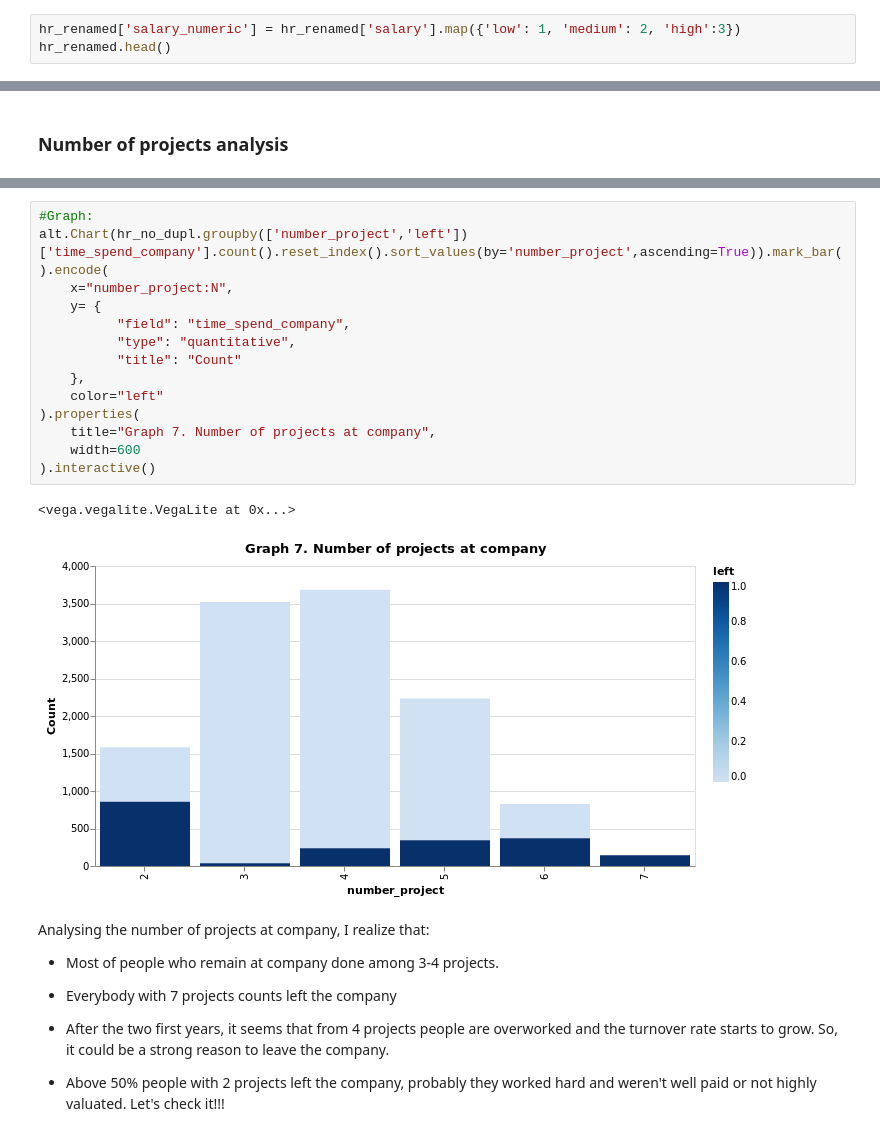
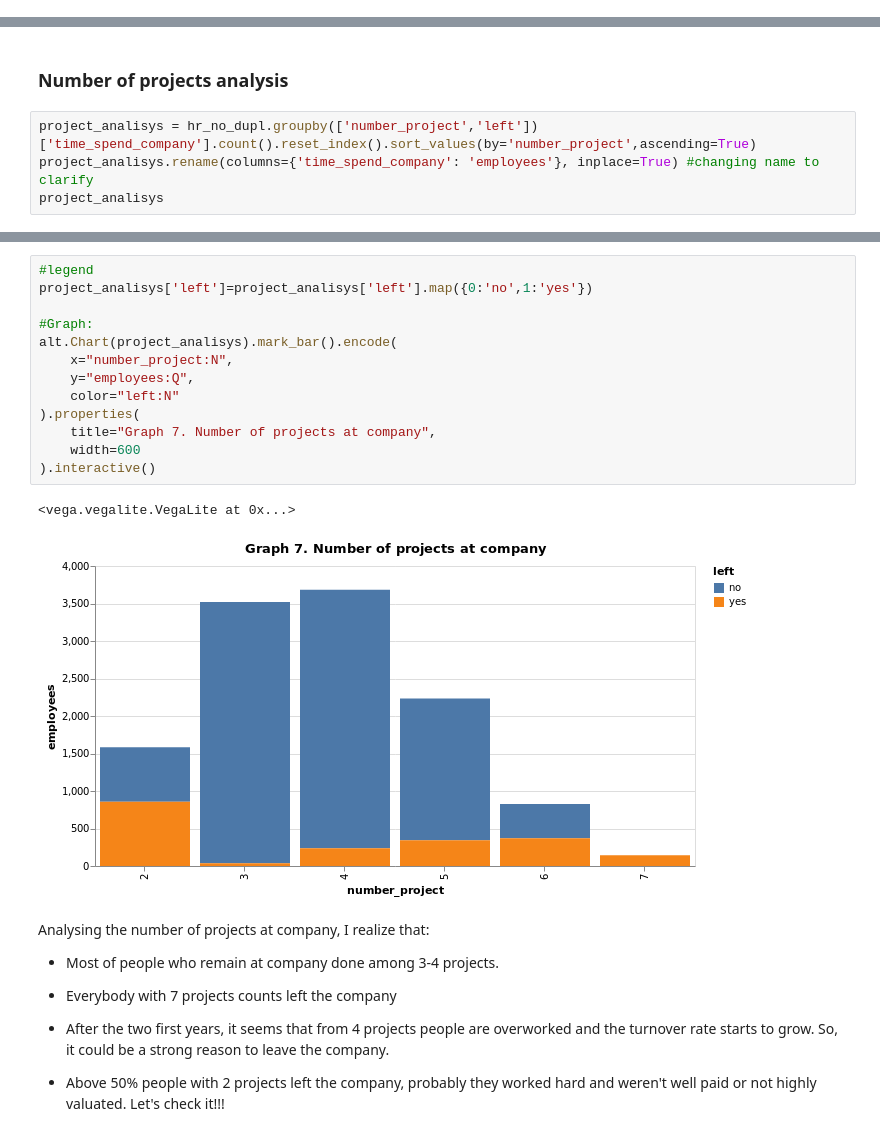
Before and after one commit to MariaGamero/TFM-ReasonsforEmployeeTurnover, a Jupyter notebook: 0.DataScrubbing.ipynb, the cells around one changed output, grey strips where cells are left out. Drawn from its saved outputs; the diff is of its cells as text.

```diff
--- a/0.DataScrubbing.ipynb
+++ b/0.DataScrubbing.ipynb
@@ -159,3 +156,0 @@ __Transformation to numeric__:  Salary Column
-# %%
-hr_renamed['salary_numeric'] = hr_renamed['salary'].map({'low': 1, 'medium': 2, 'high':3})
-hr_renamed.head()
@@ -528,3 +445,7 @@ It is remarkable that:
 The level of satisfaction begins to decrease in the third year and worsens to 4.5 years, probably due to the fact that promotions are scarce.
 # %% [markdown]
 ### Number of projects analysis
+# %%
+project_analisys = hr_no_dupl.groupby(['number_project','left'])['time_spend_company'].count().reset_index().sort_values(by='number_project',ascending=True)
+project_analisys.rename(columns={'time_spend_company': 'employees'}, inplace=True) #changing name to clarify
+project_analisys
@@ -531,20 +465,19 @@ The level of satisfaction begins to decrease in the third year and worsens to 4.
 # %%
+#legend
+project_analisys['left']=project_analisys['left'].map({0:'no',1:'yes'})
+
 #Graph:
-alt.Chart(hr_no_dupl.groupby(['number_project','left'])['time_spend_company'].count().reset_index().sort_values(by='number_project',ascending=True)).mark_bar().encode(
+alt.Chart(project_analisys).mark_bar().encode(
     x="number_project:N",
-    y= {
-          "field": "time_spend_company",
-          "type": "quantitative",
-          "title": "Count"
-    },
-    color="left"
+    y="employees:Q",
+    color="left:N"
 ).properties(
     title="Graph 7. Number of projects at company",
     width=600
 ).interactive()
 # %% [output]
 <vega.vegalite.VegaLite at 0x...>
-[figure, old version]
+[figure, new version]
 # %% [markdown]
 Analysing the number of projects at company, I realize that:
 
```
Also changed, not shown: parts of 40 cells of this notebook.
